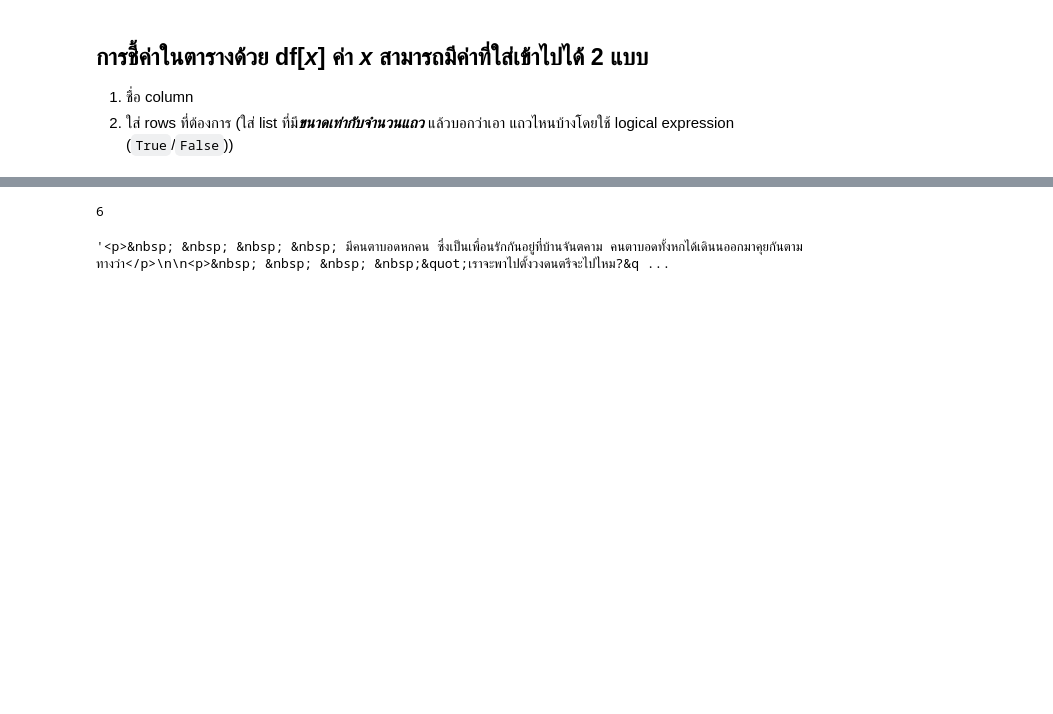
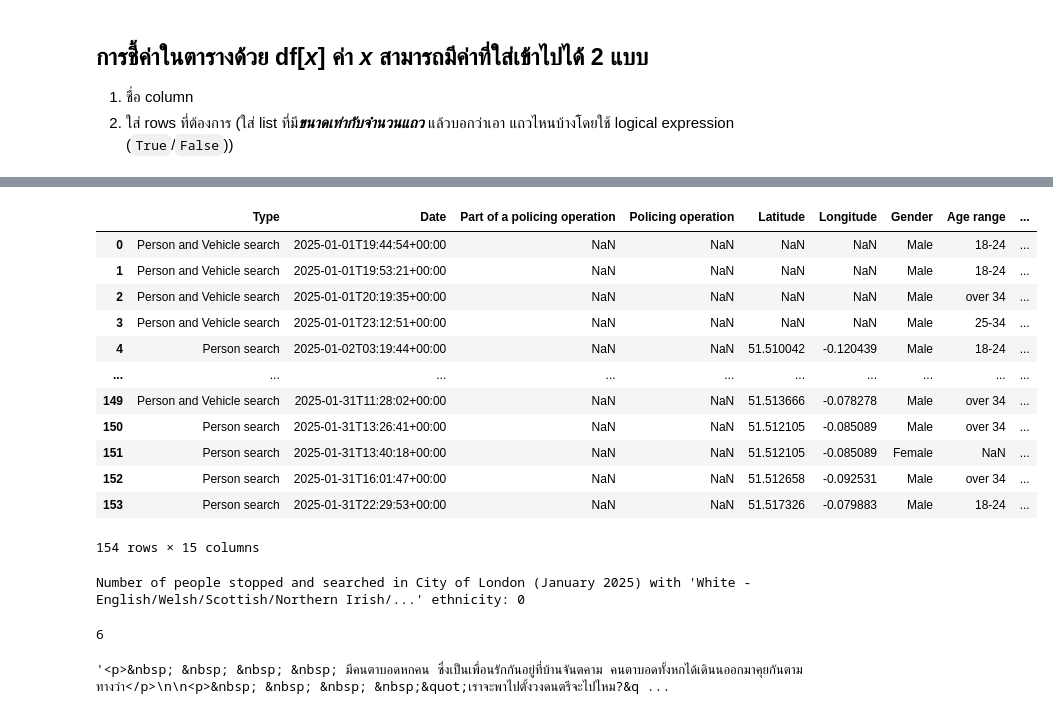
Before and after one commit to aoonging/dataviz2025, a Jupyter notebook: Pandas_101_2025.ipynb, the cells around one changed output, grey strips where cells are left out. Drawn from its saved outputs; the diff is of its cells as text; code cells hidden in the pictures; blank space fills up the shorter version.

```diff
--- a/Pandas_101_2025.ipynb
+++ b/Pandas_101_2025.ipynb
@@ -266,3 +333,34 @@ list_logM = (226-25)*[False]
+# %%
+path_to_citydflondon = '/content/drive/MyDrive/data1/2025-01/2025-01-city-of-london-stop-and-search.csv'
+# %%
+citydflondon_df = pd.read_csv(path_to_citydflondon)
+citydflondon_df
+# %% [output]
+|  | Type | Date | Part of a policing operation | Policing operation | Latitude | Longitude | Gender | Age range | ... |
+| 0 | Person and Vehicle search | 2025-01-01T19:44:54+00:00 | NaN | NaN | NaN | NaN | Male | 18-24 | ... |
+| 1 | Person and Vehicle search | 2025-01-01T19:53:21+00:00 | NaN | NaN | NaN | NaN | Male | 18-24 | ... |
+| 2 | Person and Vehicle search | 2025-01-01T20:19:35+00:00 | NaN | NaN | NaN | NaN | Male | over 34 | ... |
+| 3 | Person and Vehicle search | 2025-01-01T23:12:51+00:00 | NaN | NaN | NaN | NaN | Male | 25-34 | ... |
+| 4 | Person search | 2025-01-02T03:19:44+00:00 | NaN | NaN | 51.510042 | -0.120439 | Male | 18-24 | ... |
+| ... | ... | ... | ... | ... | ... | ... | ... | ... | ... |
+| 149 | Person and Vehicle search | 2025-01-31T11:28:02+00:00 | NaN | NaN | 51.513666 | -0.078278 | Male | over 34 | ... |
+| 150 | Person search | 2025-01-31T13:26:41+00:00 | NaN | NaN | 51.512105 | -0.085089 | Male | over 34 | ... |
+| 151 | Person search | 2025-01-31T13:40:18+00:00 | NaN | NaN | 51.512105 | -0.085089 | Female | NaN | ... |
+| 152 | Person search | 2025-01-31T16:01:47+00:00 | NaN | NaN | 51.512658 | -0.092531 | Male | over 34 | ... |
+| 153 | Person search | 2025-01-31T22:29:53+00:00 | NaN | NaN | 51.517326 | -0.079883 | Male | 18-24 | ... |
+154 rows × 15 columns
+# %%
+# Filter the DataFrame for the specified ethnicity
+white_english_london_df = citydflondon_df[
+    citydflondon_df['Self-defined ethnicity'] == 'White - English/Welsh/Scottish/Northern Irish/...'
+]
+
+# Count the number of occurrences
+count_white_english_london = white_english_london_df.shape[0]
+
+print(f"Number of people stopped and searched in City of London (January 2025) with 'White - English/Welsh/Scottish/Northern Irish/...' ethnicity: {count_white_english_london}")
+# %% [output]
+Number of people stopped and searched in City of London (January 2025) with 'White - English/Welsh/Scottish/Northern Irish/...' ethnicity: 0
 # %%
 len('มุขตลก')
 # %% [output]
```
Also changed, not shown: parts of 26 cells of this notebook.
